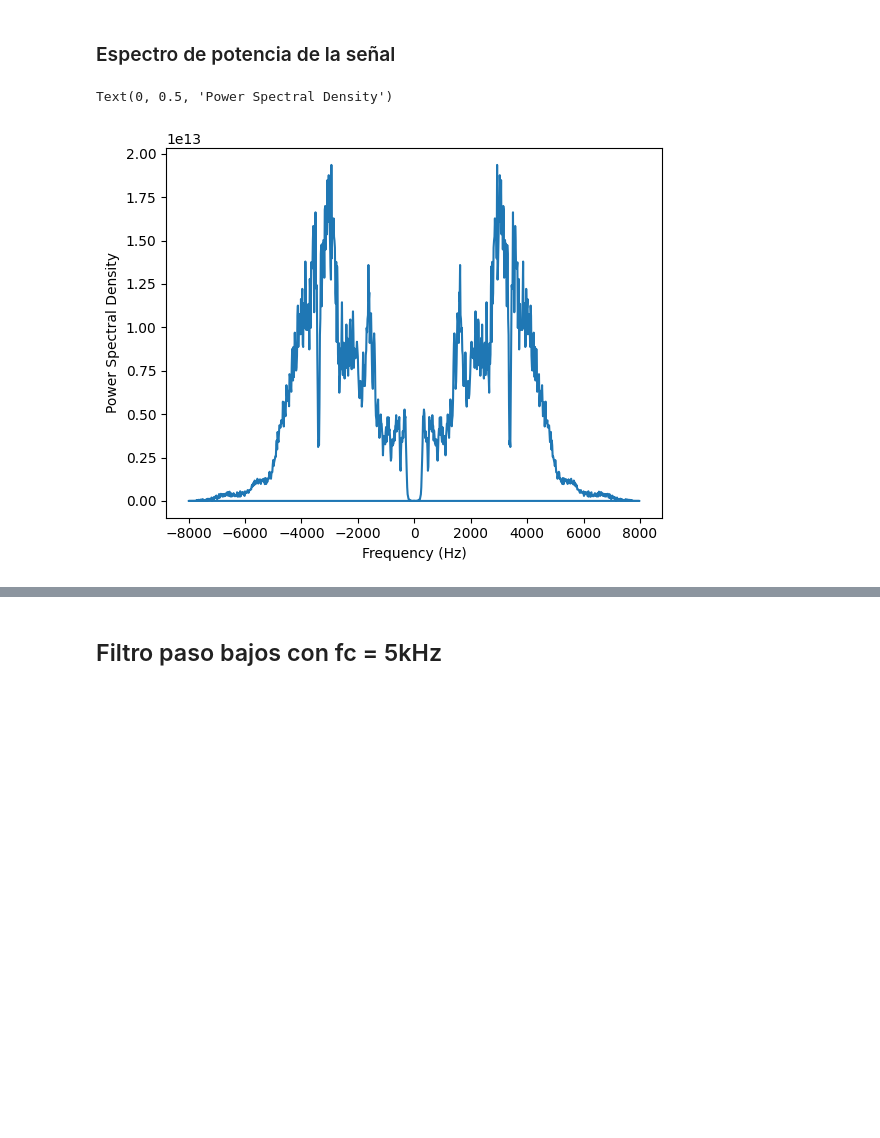
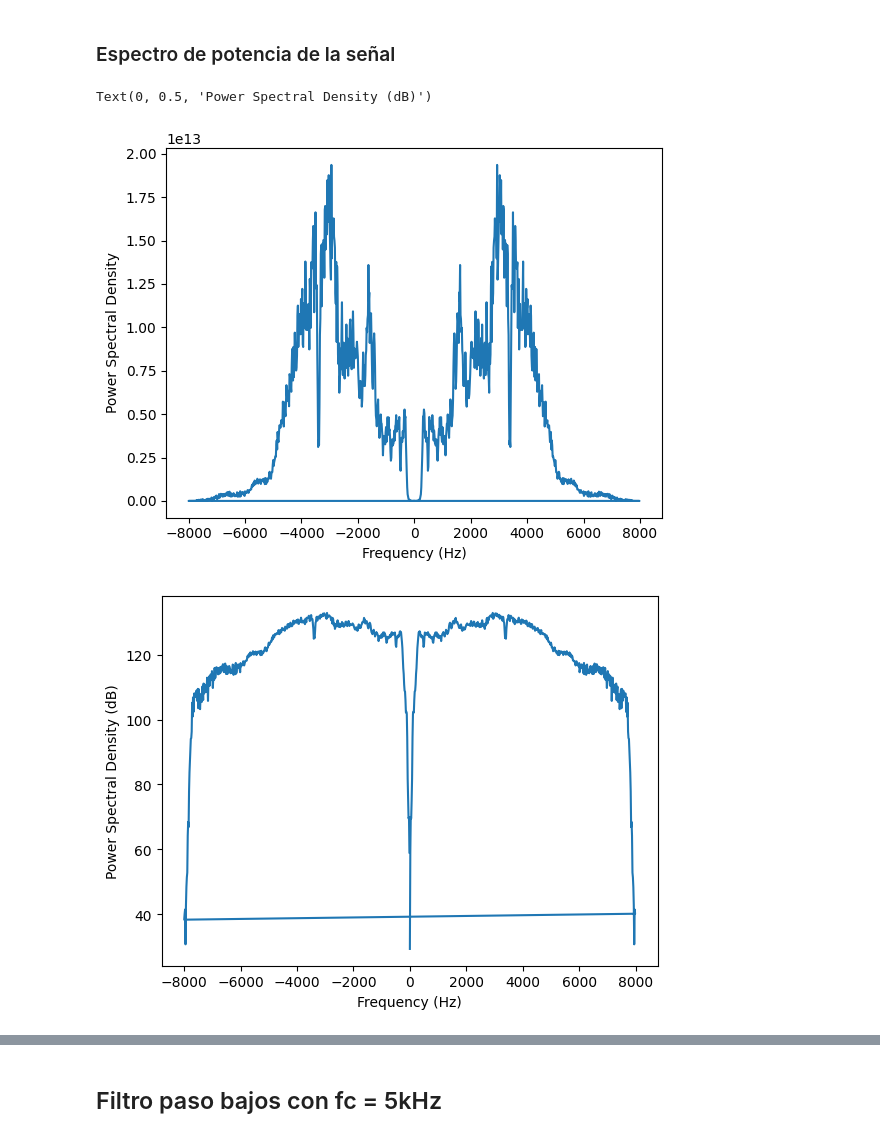
Before and after one commit to crisart2001/Taller_Instrumentacion, a Jupyter notebook: lab_1/lab1.ipynb, the cells around one changed output, grey strips where cells are left out. Cells and saved outputs as stored; diff of their text form; code cells hidden in the pictures; blank space fills up the shorter version.

```diff
--- a/lab_1/lab1.ipynb
+++ b/lab_1/lab1.ipynb
@@ -120,12 +142,20 @@ Text(0.5, 1.0, 'Summed FFT of Audio Signal (Semilog)')
 # %%
 power_spectrum = np.abs(fft_sum)**2
 plt.figure()
 plt.plot(frequency, power_spectrum)
 plt.xlabel('Frequency (Hz)')
 plt.ylabel('Power Spectral Density')
+
+#En dB
+power_spectrum = np.abs(fft_sum)**2
+plt.figure()
+plt.plot(frequency, 10 * np.log10(power_spectrum))
+plt.xlabel('Frequency (Hz)')
+plt.ylabel('Power Spectral Density (dB)')
 # %% [output]
-Text(0, 0.5, 'Power Spectral Density')
+Text(0, 0.5, 'Power Spectral Density (dB)')
 [figure]
+[figure, added]
 # %%
 power_spectrum_ruido = np.abs(fft_sum_)**2
 
```
Also changed, not shown: parts of 8 cells of this notebook.
